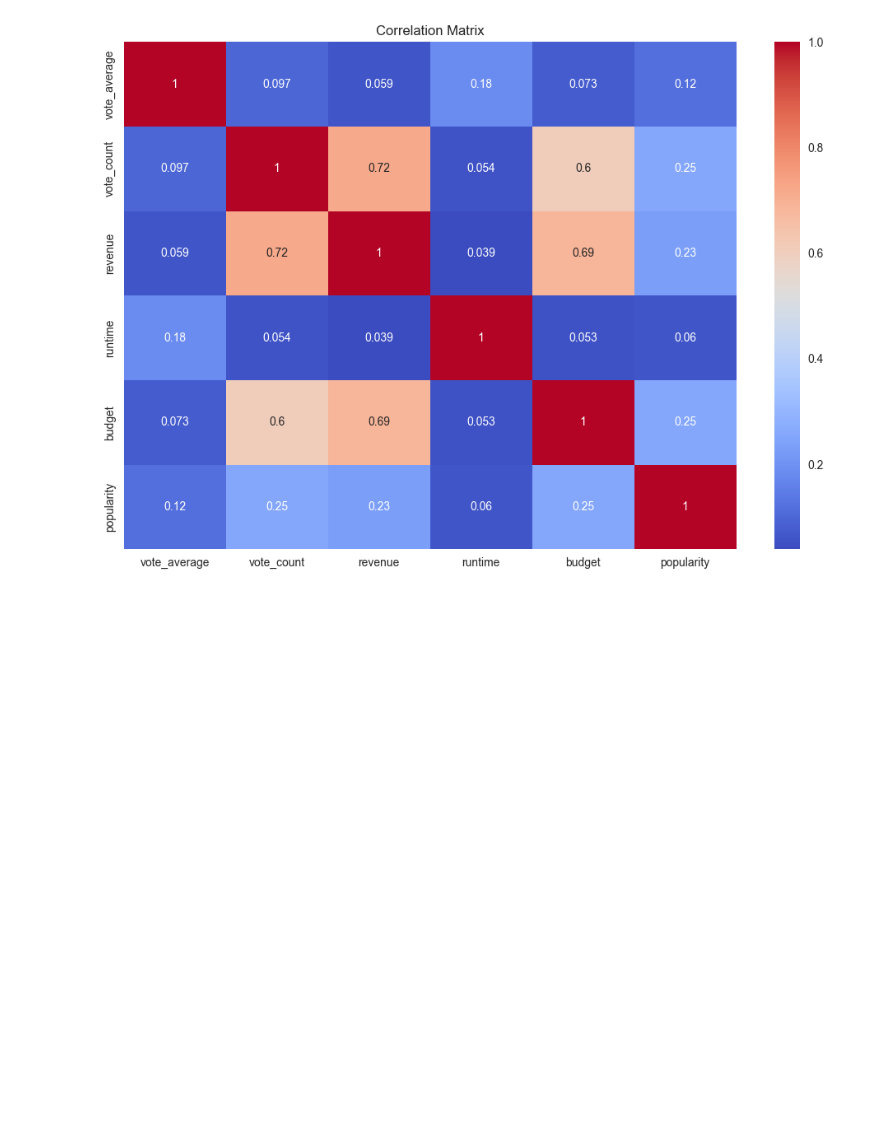
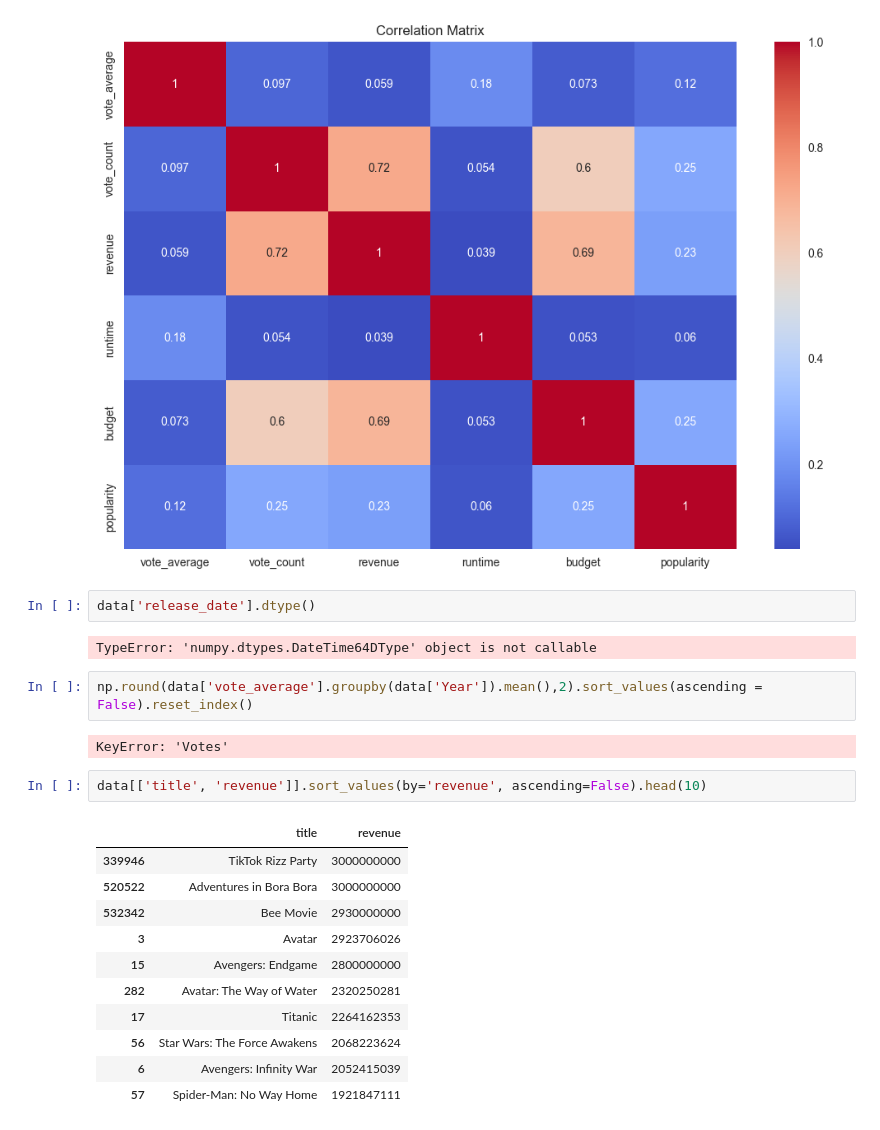
Before and after one commit to Amantyagidatascientist/moviesrecommendationsystem, a Jupyter notebook: Notebook/EDA_MOVIES.ipynb, the cells around one changed output. Saved outputs shown, nothing was run; the diff lists cells and outputs as text; blank space fills up the shorter version.

```diff
--- a/Notebook/EDA_MOVIES.ipynb
+++ b/Notebook/EDA_MOVIES.ipynb
@@ -369,3 +360,25 @@ plt.title('Correlation Matrix')
 plt.show()
 # %% [output]
 [figure]
+# %%
+data['release_date'].dtype()
+# %% [output]
+TypeError: 'numpy.dtypes.DateTime64DType' object is not callable
+# %%
+np.round(data['vote_average'].groupby(data['Year']).mean(),2).sort_values(ascending = False).reset_index()
+# %% [output]
+KeyError: 'Votes'
+# %%
+data[['title', 'revenue']].sort_values(by='revenue', ascending=False).head(10)
+# %% [output]
+|  | title | revenue |
+| 339946 | TikTok Rizz Party | 3000000000 |
+| 520522 | Adventures in Bora Bora | 3000000000 |
+| 532342 | Bee Movie | 2930000000 |
+| 3 | Avatar | 2923706026 |
+| 15 | Avengers: Endgame | 2800000000 |
+| 282 | Avatar: The Way of Water | 2320250281 |
+| 17 | Titanic | 2264162353 |
+| 56 | Star Wars: The Force Awakens | 2068223624 |
+| 6 | Avengers: Infinity War | 2052415039 |
+| 57 | Spider-Man: No Way Home | 1921847111 |
```
Also changed, not shown: parts of 2 cells of this notebook, 6 other files.
